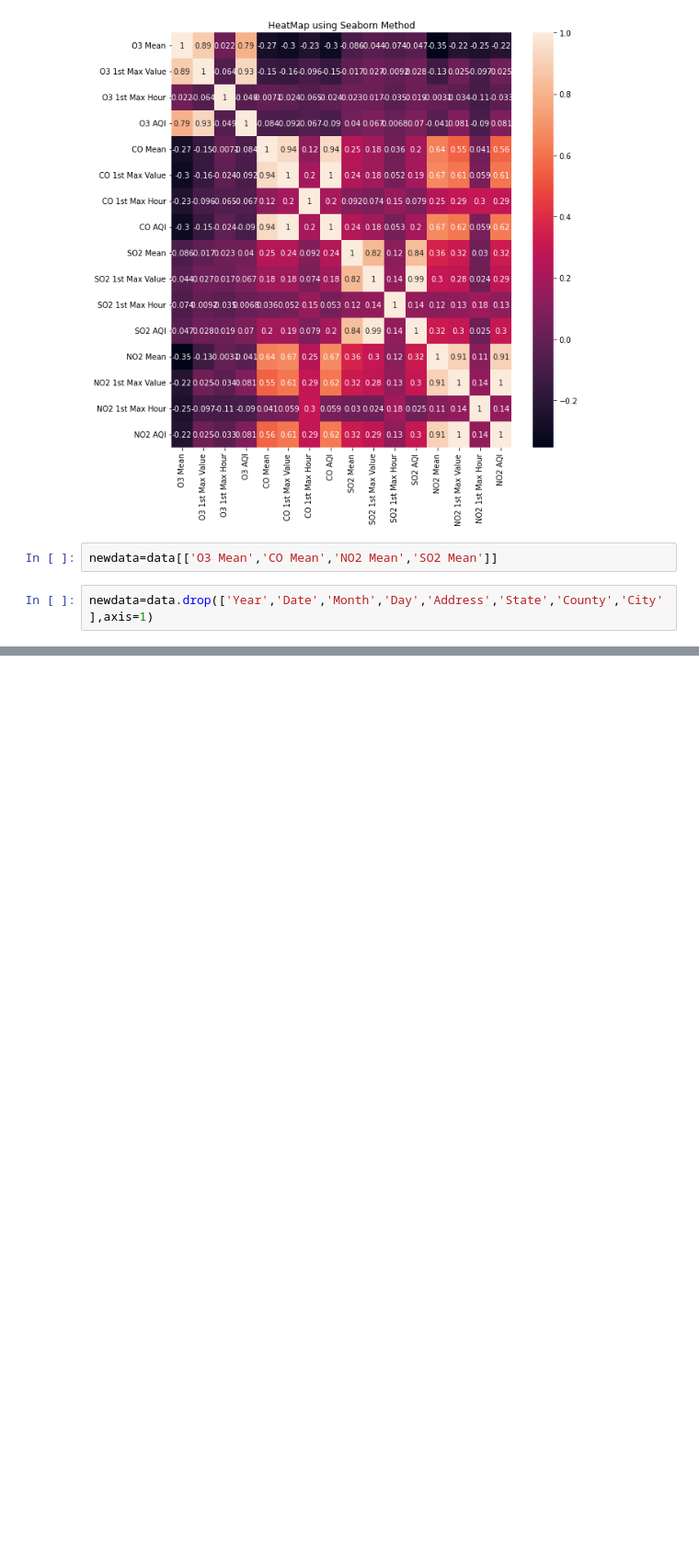
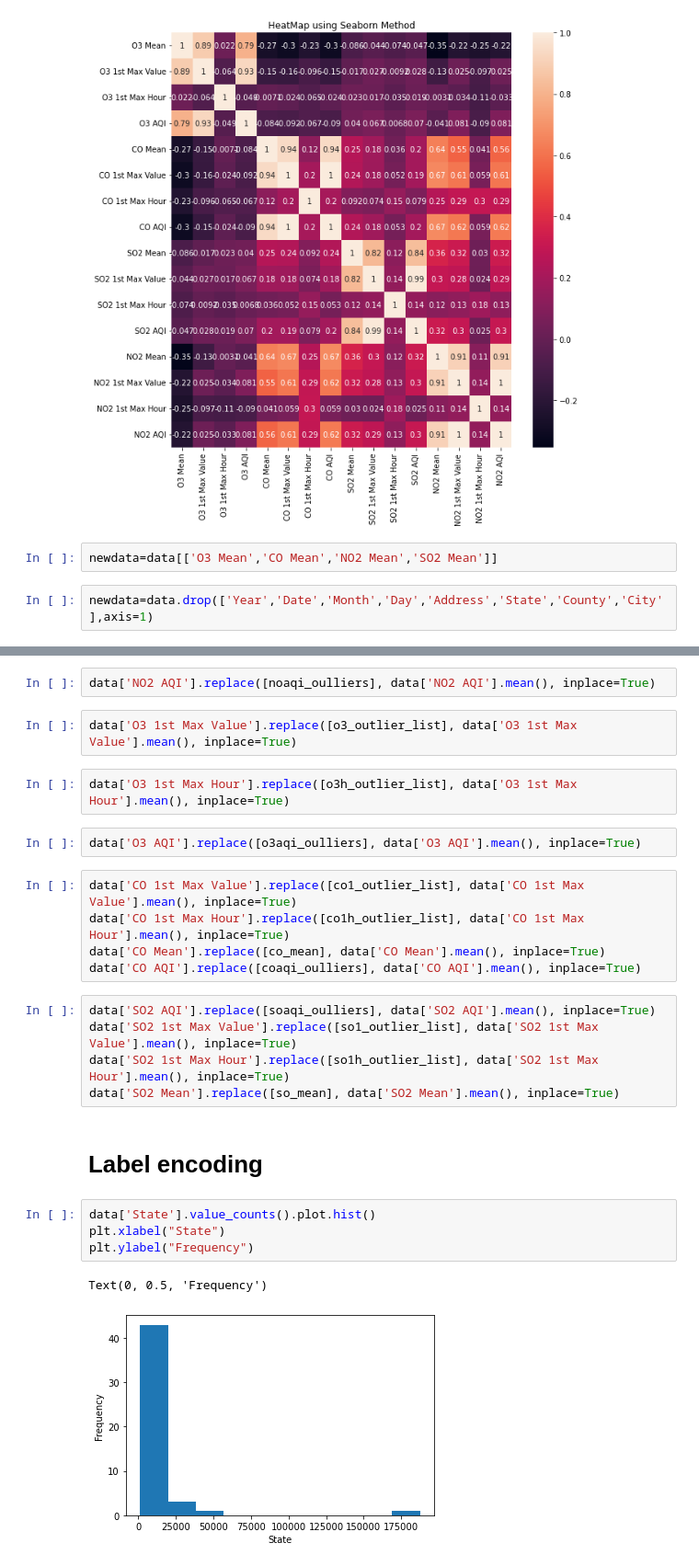
Before and after one commit to aswathipv/ictlarkaswathi, a Jupyter notebook: week1-checkpoint.ipynb, the cells around one changed output, grey strips where cells are left out. Shown: that part at 92% size. Cells and saved outputs as stored; diff of their text form; blank space fills up the shorter version.

```diff
--- a/week1-checkpoint.ipynb
+++ b/week1-checkpoint.ipynb
@@ -195,0 +303,27 @@ newdata=data.drop(['Year','Date','Month','Day','Address','State','County','City'
+# %%
+data['NO2 AQI'].replace([noaqi_oulliers], data['NO2 AQI'].mean(), inplace=True)
+# %%
+data['O3 1st Max Value'].replace([o3_outlier_list], data['O3 1st Max Value'].mean(), inplace=True)
+# %%
+data['O3 1st Max Hour'].replace([o3h_outlier_list], data['O3 1st Max Hour'].mean(), inplace=True)
+# %%
+data['O3 AQI'].replace([o3aqi_oulliers], data['O3 AQI'].mean(), inplace=True)
+# %%
+data['CO 1st Max Value'].replace([co1_outlier_list], data['CO 1st Max Value'].mean(), inplace=True)
+data['CO 1st Max Hour'].replace([co1h_outlier_list], data['CO 1st Max Hour'].mean(), inplace=True)
+data['CO Mean'].replace([co_mean], data['CO Mean'].mean(), inplace=True)
+data['CO AQI'].replace([coaqi_oulliers], data['CO AQI'].mean(), inplace=True)
+# %%
+data['SO2 AQI'].replace([soaqi_oulliers], data['SO2 AQI'].mean(), inplace=True)
+data['SO2 1st Max Value'].replace([so1_outlier_list], data['SO2 1st Max Value'].mean(), inplace=True)
+data['SO2 1st Max Hour'].replace([so1h_outlier_list], data['SO2 1st Max Hour'].mean(), inplace=True)
+data['SO2 Mean'].replace([so_mean], data['SO2 Mean'].mean(), inplace=True)
+# %% [markdown]
+# Label encoding
+# %%
+data['State'].value_counts().plot.hist()
+plt.xlabel("State")
+plt.ylabel("Frequency")
+# %% [output]
+Text(0, 0.5, 'Frequency')
+[figure, added]
```
Also changed, not shown: parts of 36 cells of this notebook.
